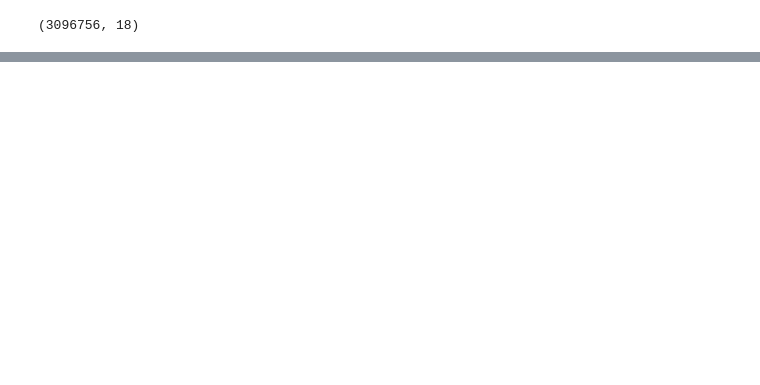
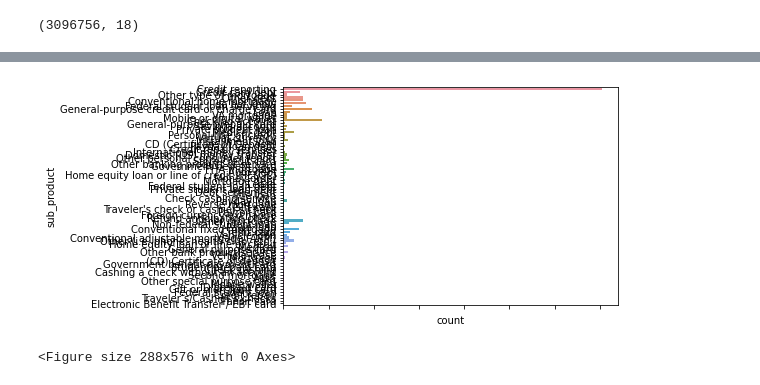
Before and after one commit to tuba-ahmed/complaint-analysis, a Jupyter notebook: code/app/02_Data_Exploration_Anshul_Shandilya.ipynb, the cells around one changed output, grey strips where cells are left out. Drawn from its saved outputs; the diff is of its cells as text; code cells hidden in the pictures; blank space fills up the shorter version.

```diff
--- a/code/app/02_Data_Exploration_Anshul_Shandilya.ipynb
+++ b/code/app/02_Data_Exploration_Anshul_Shandilya.ipynb
@@ -40,0 +67,10 @@ sb.countplot(data=df, y='response_to_cust')
+# %%
+# Plotting the countplot for 'sub_product' column
+sb_plot = sb.countplot(data=df, y='sub_product')
+plt.figure(figsize=(4,8))
+sb_plot.set_xticklabels(sb_plot.get_xticklabels(), rotation=40, ha="right")
+plt.tight_layout()
+plt.show()
+# %% [output]
+[figure, added]
+<Figure size 288x576 with 0 Axes>
```
Also changed, not shown: parts of 40 cells of this notebook.
